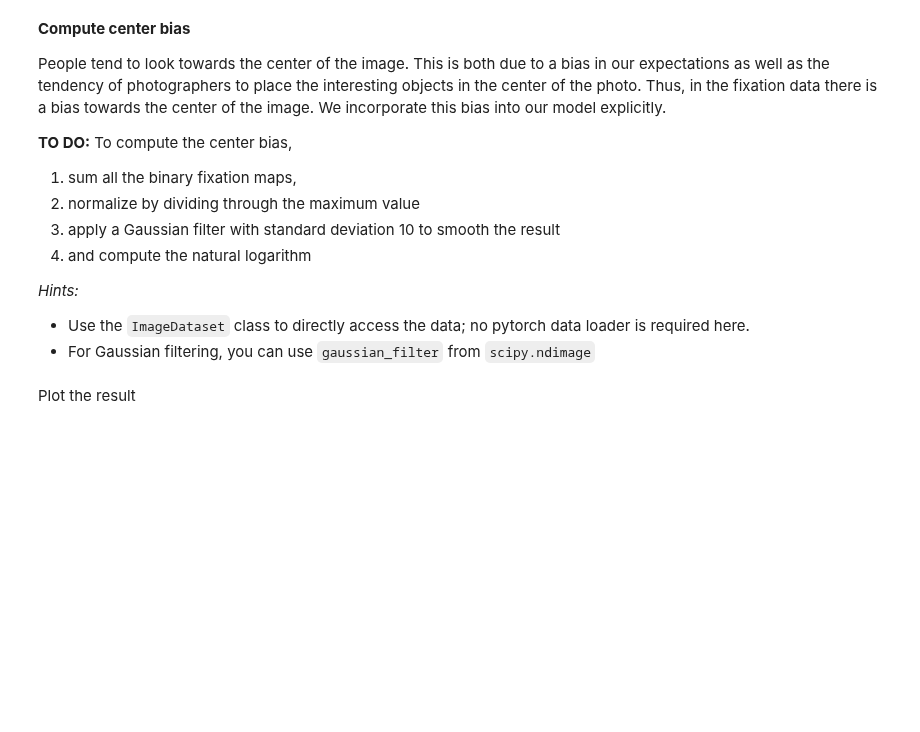
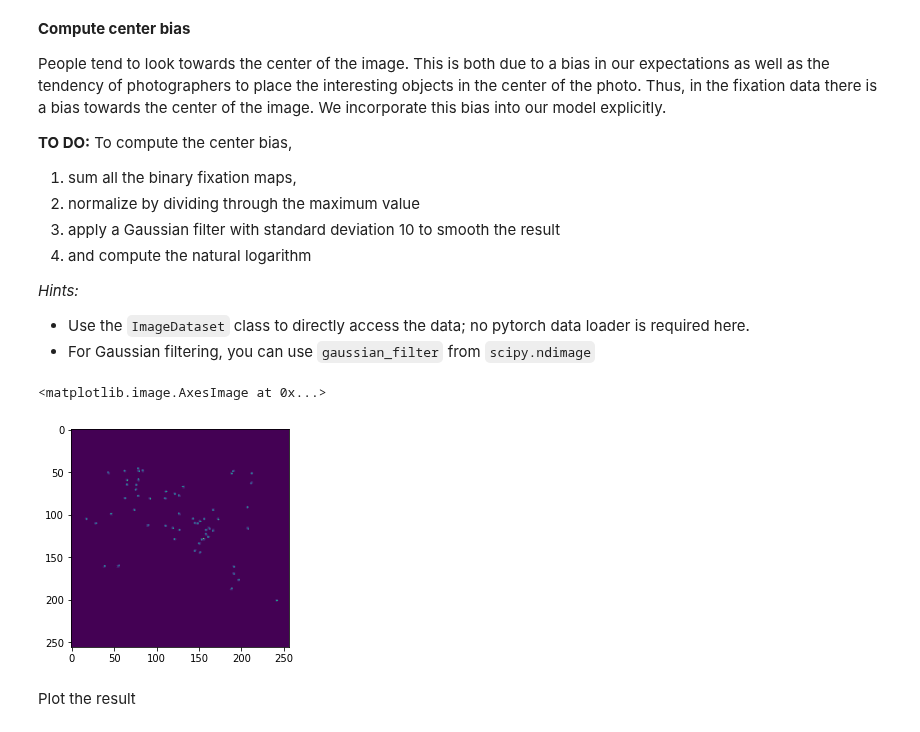
Before and after one commit to jonaden94/deepl-ecker-21-22, a Jupyter notebook: Ex4_2021.ipynb, the cells around one changed output. Drawn from its saved outputs; the diff is of its cells as text; code cells hidden in the pictures; blank space fills up the shorter version.

```diff
--- a/Ex4_2021.ipynb
+++ b/Ex4_2021.ipynb
@@ -280,0 +284,6 @@ center_bias = np.expand_dims(np.log(fixsum), axis = 0)
+# %%
+import matplotlib.pyplot as plt
+plt.imshow(dataset_train.data["fixations_binary"][0])
+# %% [output]
+<matplotlib.image.AxesImage at 0x...>
+[figure, added]
```
Also changed, not shown: parts of 18 cells of this notebook.
